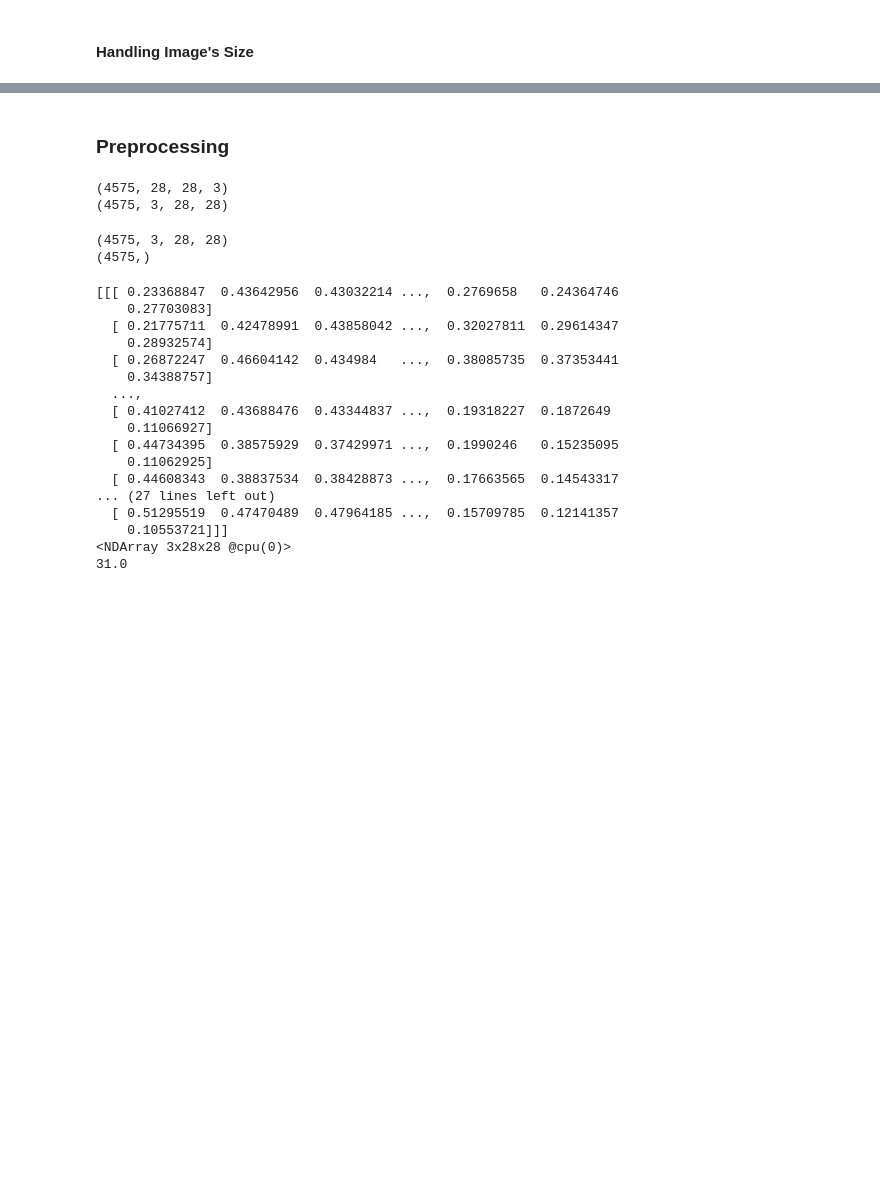
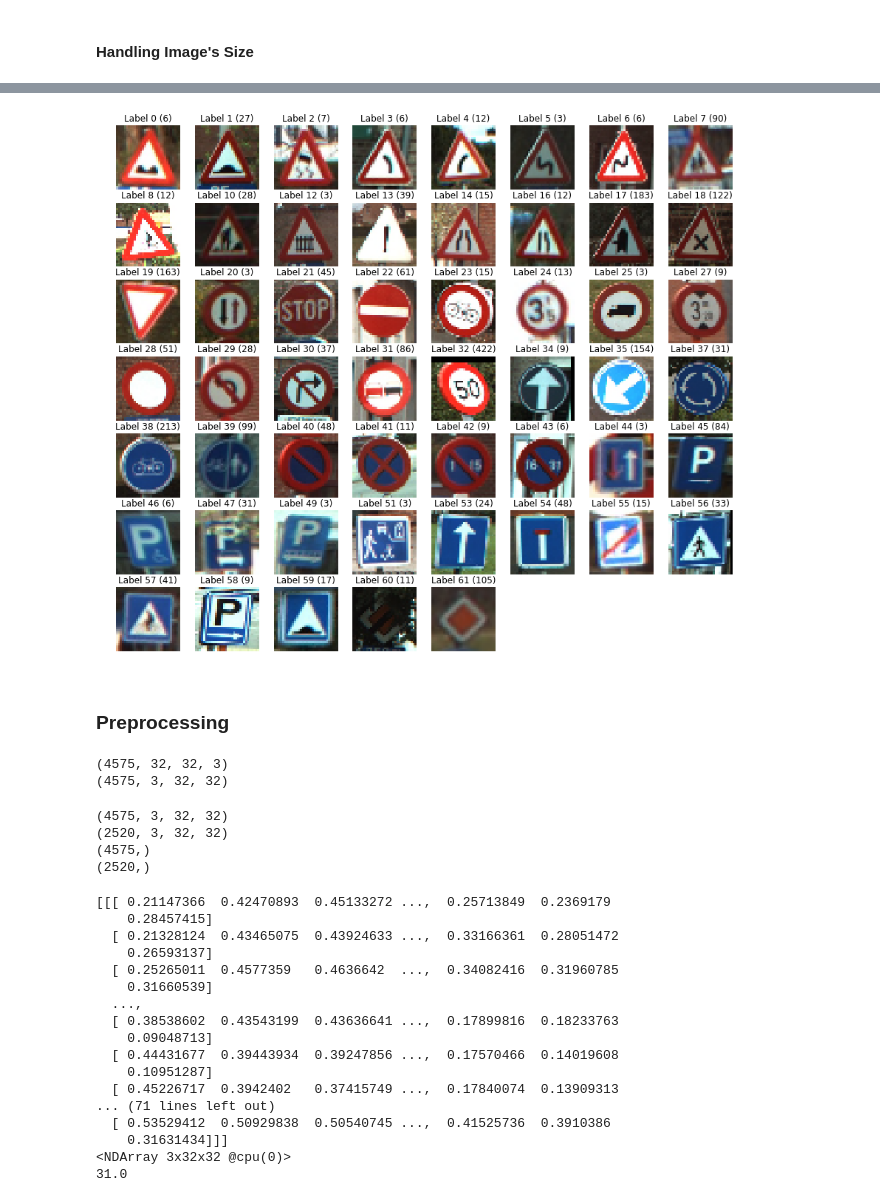
Before and after one commit to ski-net/dl_study_with_gluon, a Jupyter notebook: Convolution/Traffic Sign.ipynb, the cells around one changed output, grey strips where cells are left out. Drawn from its saved outputs; the diff is of its cells as text; code cells hidden in the pictures; blank space fills up the shorter version.

```diff
--- a/Convolution/Traffic Sign.ipynb
+++ b/Convolution/Traffic Sign.ipynb
@@ -133,37 +147,49 @@ display_images_and_labels(images32, labels)
+# %%
+display_images_and_labels(test_images32, test_labels)
+# %% [output]
+[figure, added]
 # %% [markdown]
 ### **Preprocessing**
 # %%
-print(mx.nd.array(images32).shape)
-print(mx.nd.transpose(mx.nd.array(images32).astype('float32'), (0, 3, 1, 2)).shape)
+print(mx.nd.array(train_images32).shape)
+print(mx.nd.transpose(mx.nd.array(train_images32).astype('float32'), (0, 3, 1, 2)).shape)
 # %% [output]
-(4575, 28, 28, 3)
-(4575, 3, 28, 28)
+(4575, 32, 32, 3)
+(4575, 3, 32, 32)
 # %%
-images32_t = mx.nd.transpose(mx.nd.array(images32).astype('float32'), (0, 3, 1, 2))
-labels = mx.nd.array(labels)
-print(images32_t.shape)
-print(labels.shape)
+train_images32_t = mx.nd.transpose(mx.nd.array(train_images32).astype('float32'), (0, 3, 1, 2))
+test_images32_t = mx.nd.transpose(mx.nd.array(test_images32).astype('float32'), (0, 3, 1, 2))
+train_labels = mx.nd.array(train_labels)
+test_labels = mx.nd.array(test_labels)
+print(train_images32_t.shape)
+print(test_images32_t.shape)
+print(train_labels.shape)
+print(test_labels.shape)
 # %% [output]
-(4575, 3, 28, 28)
+(4575, 3, 32, 32)
+(2520, 3, 32, 32)
 (4575,)
+(2520,)
 # %%
-print(gluon.data.ArrayDataset(images32_t, labels)[0][0])
-print(gluon.data.ArrayDataset(images32_t, labels)[0][1])
+print(gluon.data.ArrayDataset(train_images32_t, train_labels)[0][0])
+print(gluon.data.ArrayDataset(train_images32_t, train_labels)[0][1])
+print(gluon.data.ArrayDataset(test_images32_t, test_labels)[0][0])
+print(gluon.data.ArrayDataset(test_images32_t, test_labels)[0][1])
 # %% [output]
-[[[ 0.23368847  0.43642956  0.43032214 ...,  0.2769658   0.24364746
-    0.27703083]
-  [ 0.21775711  0.42478991  0.43858042 ...,  0.32027811  0.29614347
-    0.28932574]
-  [ 0.26872247  0.46604142  0.434984   ...,  0.38085735  0.37353441
-    0.34388757]
+[[[ 0.21147366  0.42470893  0.45133272 ...,  0.25713849  0.2369179
+    0.28457415]
+  [ 0.21328124  0.43465075  0.43924633 ...,  0.33166361  0.28051472
+    0.26593137]
+  [ 0.25265011  0.4577359   0.4636642  ...,  0.34082416  0.31960785
+    0.31660539]
   ...,
-  [ 0.41027412  0.43688476  0.43344837 ...,  0.19318227  0.1872649
-    0.11066927]
-  [ 0.44734395  0.38575929  0.37429971 ...,  0.1990246   0.15235095
-    0.11062925]
-  [ 0.44608343  0.38837534  0.38428873 ...,  0.17663565  0.14543317
-... (27 lines left out)
-  [ 0.51295519  0.47470489  0.47964185 ...,  0.15709785  0.12141357
-    0.10553721]]]
-<NDArray 3x28x28 @cpu(0)>
+  [ 0.38538602  0.43543199  0.43636641 ...,  0.17899816  0.18233763
+    0.09048713]
+  [ 0.44431677  0.39443934  0.39247856 ...,  0.17570466  0.14019608
+    0.10951287]
+  [ 0.45226717  0.3942402   0.37415749 ...,  0.17840074  0.13909313
+... (71 lines left out)
+  [ 0.53529412  0.50929838  0.50540745 ...,  0.41525736  0.3910386
+    0.31631434]]]
+<NDArray 3x32x32 @cpu(0)>
 31.0
```
Also changed, not shown: parts of 50 cells of this notebook.
